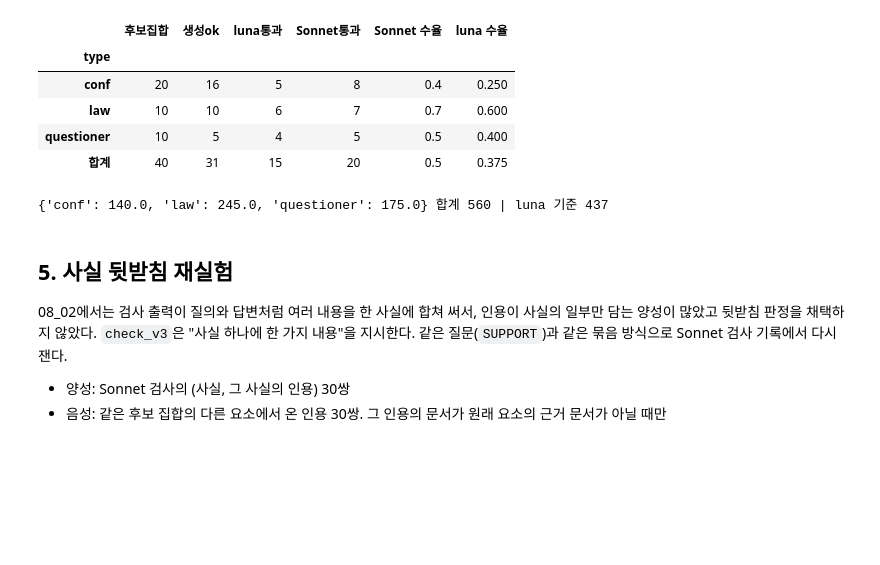
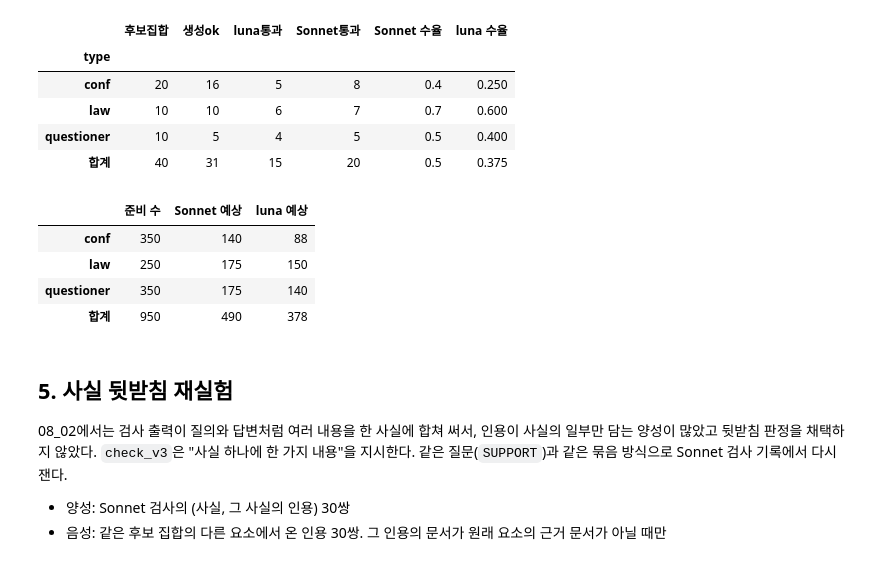
Before and after one commit to buzziru/meet-rag, a Jupyter notebook: notebooks/08_03_검사모델.ipynb, the cells around one changed output. Saved outputs shown, nothing was run; the diff lists cells and outputs as text; code cells hidden in the pictures; blank space fills up the shorter version.

```diff
--- a/notebooks/08_03_검사모델.ipynb
+++ b/notebooks/08_03_검사모델.ipynb
@@ -248,17 +247,25 @@ y
 | questioner | 10 | 5 | 4 | 5 | 0.5 | 0.400 |
 | 합계 | 40 | 31 | 15 | 20 | 0.5 | 0.375 |
 # %%
-# 후보 집합당 수율을 그대로 늘린 본 생성 예상(유형별 N_PER_TYPE, 이미 쓴 파일럿 포함 전체 다시 생성)
-est = (y.drop("합계")["Sonnet 수율"] * N_PER_TYPE).round()
-print(
-    est.to_dict(),
-    "합계",
-    int(est.sum()),
-    "| luna 기준",
-    int((y.drop("합계")["luna 수율"] * N_PER_TYPE).sum()),
+# 후보 집합당 수율을 그대로 늘린 본 생성 예상
+# (유형별 준비 수 n_pools_per_type, 파일럿 포함 전체 다시 생성)
+n_pools = pd.Series(dict(cfg.multidoc.n_pools_per_type))
+y0 = y.drop("합계")
+est = pd.DataFrame(
+    {
+        "준비 수": n_pools,
+        "Sonnet 예상": (y0["Sonnet 수율"] * n_pools).round(),
+        "luna 예상": (y0["luna 수율"] * n_pools).round(),
+    }
 )
+est.loc["합계"] = est.sum()
+est.astype(int)
 # %% [output]
-{'conf': 140.0, 'law': 245.0, 'questioner': 175.0} 합계 560 | luna 기준 437
+|  | 준비 수 | Sonnet 예상 | luna 예상 |
+| conf | 350 | 140 | 88 |
+| law | 250 | 175 | 150 |
+| questioner | 350 | 175 | 140 |
+| 합계 | 950 | 490 | 378 |
 # %% [markdown]
 ## 5. 사실 뒷받침 재실험
 
```
Also changed, not shown: parts of 1 cell of this notebook, 3 other files.
